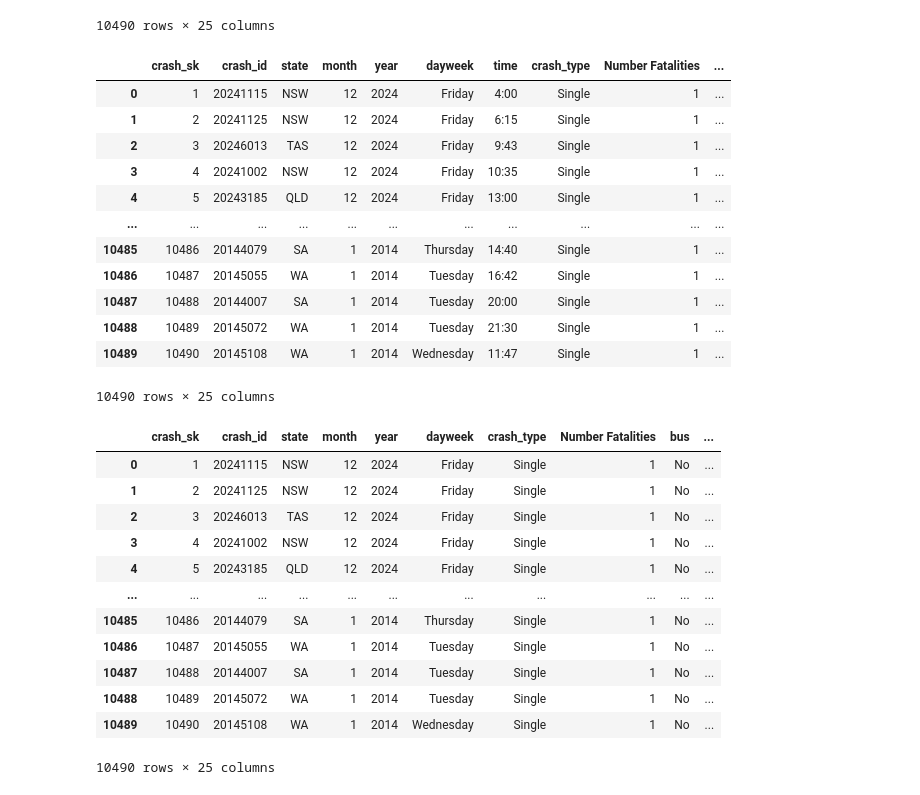
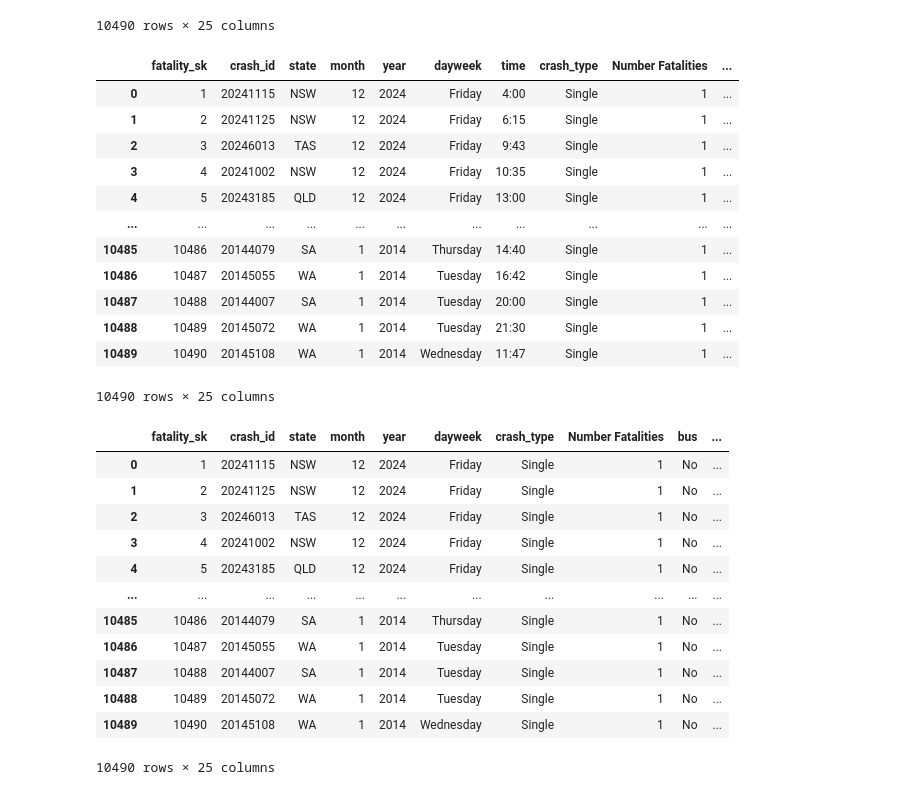
Before and after one commit to cedrusdang/graph-db-query, a Jupyter notebook: protocol.ipynb, the cells around one changed output. Cells and saved outputs as stored; diff of their text form; code cells hidden in the pictures.

```diff
--- a/protocol.ipynb
+++ b/protocol.ipynb
@@ -22,36 +22,36 @@ data
 def transform_column_names(df:pd.DataFrame):
     # Change the name of the orginal columns
     rename_map = {
-        "ID": "crash_sk",
+        "ID": "fatality_sk",
         "Crash ID": "crash_id",
         "State": "state",
         "Month": "month",
         "Year": "year",
         "Dayweek": "dayweek",
         "Time": "time",
         "Crash Type": "crash_type",
         "Bus Involvement": "bus",
         "Heavy Rigid Truck Involvement": "heavy_rigid_truck",
         "Articulated Truck Involvement": "articulated_truck",
         "Speed Limit": "speed_limit",
         "Road User": "road_user",
         "Gender": "gender",
         "Age": "age",
         "National Remoteness Areas": "nra",
         "SA4 Name 2021": "sa4",
         "National LGA Name 2024": "lga",
         "National Road Type": "road_type",
         "Christmas Period": "christmas",
         "Easter Period": "easter",
         "Age Group": "age_group",
         "Day of week": "day_of_week",
     }
     df = df.rename(columns=rename_map, inplace = True)
 
 transform_column_names(data)
 data
 # %% [output]
-|  | crash_sk | crash_id | state | month | year | dayweek | time | crash_type | Number Fatalities | ... |
+|  | fatality_sk | crash_id | state | month | year | dayweek | time | crash_type | Number Fatalities | ... |
 | 0 | 1 | 20241115 | NSW | 12 | 2024 | Friday | 4:00 | Single | 1 | ... |
 | 1 | 2 | 20241125 | NSW | 12 | 2024 | Friday | 6:15 | Single | 1 | ... |
 | 2 | 3 | 20246013 | TAS | 12 | 2024 | Friday | 9:43 | Single | 1 | ... |
@@ -69,11 +69,12 @@ def transform_time_to_hour(data, col_name = 'time'):
     # Left only hour instead of hh:mm format
     data['hour'] = data[col_name].str.split(":").str[0].astype(int)
     # Drop the old time column
-    data.drop(columns=["time"], inplace=True)
-transform_time_to_hour(data)
+    data = data.drop(columns=["time"])
+    return data
+data = transform_time_to_hour(data)
 data
 # %% [output]
-|  | crash_sk | crash_id | state | month | year | dayweek | crash_type | Number Fatalities | bus | ... |
+|  | fatality_sk | crash_id | state | month | year | dayweek | crash_type | Number Fatalities | bus | ... |
 | 0 | 1 | 20241115 | NSW | 12 | 2024 | Friday | Single | 1 | No | ... |
 | 1 | 2 | 20241125 | NSW | 12 | 2024 | Friday | Single | 1 | No | ... |
 | 2 | 3 | 20246013 | TAS | 12 | 2024 | Friday | Single | 1 | No | ... |
```
Also changed, not shown: parts of 3 cells of this notebook, 4 other files.
